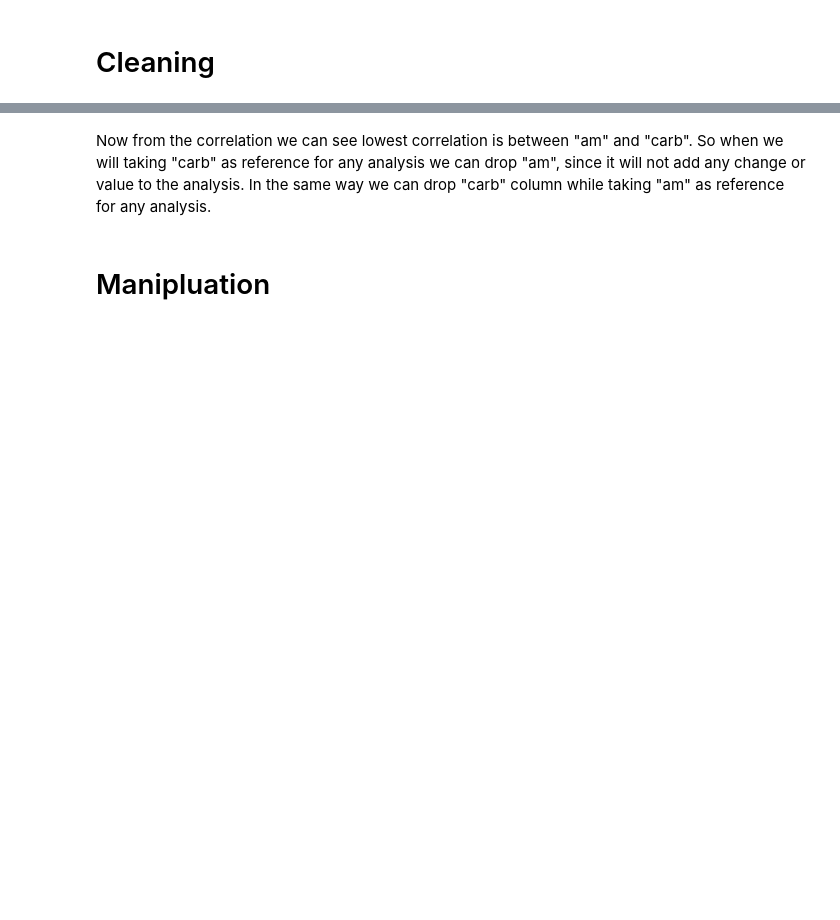
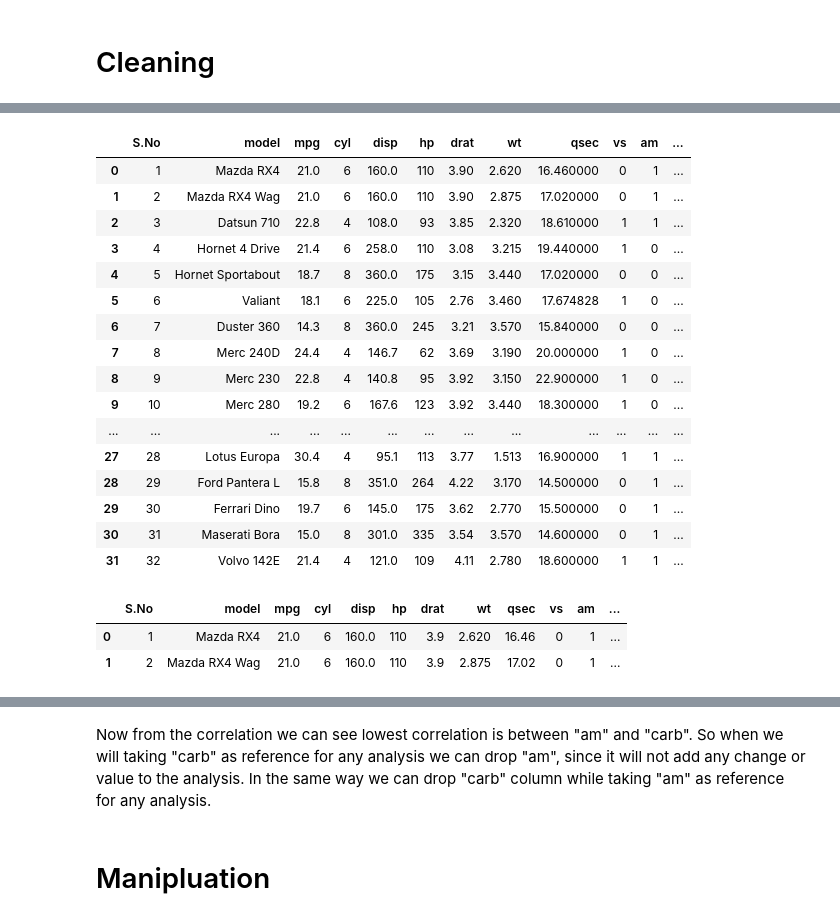
Before and after one commit to PoornshankerPathak/take1, a Jupyter notebook: Pandas-101.ipynb, the cells around one changed output, grey strips where cells are left out. Cells and saved outputs as stored; diff of their text form; code cells hidden in the pictures; blank space fills up the shorter version.

```diff
--- a/Pandas-101.ipynb
+++ b/Pandas-101.ipynb
@@ -265,7 +736,32 @@ cars
 # %%
 #Fill the null values with mean of the column
-cars.qsec=cars.qsec.fillna(cars.qsec.mean())
+cars['qsec']=cars.qsec.fillna(cars.qsec.mean())
 cars
+# %% [output]
+|  | S.No | model | mpg | cyl | disp | hp | drat | wt | qsec | vs | am | ... |
+| 0 | 1 | Mazda RX4 | 21.0 | 6 | 160.0 | 110 | 3.90 | 2.620 | 16.460000 | 0 | 1 | ... |
+| 1 | 2 | Mazda RX4 Wag | 21.0 | 6 | 160.0 | 110 | 3.90 | 2.875 | 17.020000 | 0 | 1 | ... |
+| 2 | 3 | Datsun 710 | 22.8 | 4 | 108.0 | 93 | 3.85 | 2.320 | 18.610000 | 1 | 1 | ... |
+| 3 | 4 | Hornet 4 Drive | 21.4 | 6 | 258.0 | 110 | 3.08 | 3.215 | 19.440000 | 1 | 0 | ... |
+| 4 | 5 | Hornet Sportabout | 18.7 | 8 | 360.0 | 175 | 3.15 | 3.440 | 17.020000 | 0 | 0 | ... |
+| 5 | 6 | Valiant | 18.1 | 6 | 225.0 | 105 | 2.76 | 3.460 | 17.674828 | 1 | 0 | ... |
+| 6 | 7 | Duster 360 | 14.3 | 8 | 360.0 | 245 | 3.21 | 3.570 | 15.840000 | 0 | 0 | ... |
+| 7 | 8 | Merc 240D | 24.4 | 4 | 146.7 | 62 | 3.69 | 3.190 | 20.000000 | 1 | 0 | ... |
+| 8 | 9 | Merc 230 | 22.8 | 4 | 140.8 | 95 | 3.92 | 3.150 | 22.900000 | 1 | 0 | ... |
+| 9 | 10 | Merc 280 | 19.2 | 6 | 167.6 | 123 | 3.92 | 3.440 | 18.300000 | 1 | 0 | ... |
+| ... | ... | ... | ... | ... | ... | ... | ... | ... | ... | ... | ... | ... |
+| 27 | 28 | Lotus Europa | 30.4 | 4 | 95.1 | 113 | 3.77 | 1.513 | 16.900000 | 1 | 1 | ... |
+| 28 | 29 | Ford Pantera L | 15.8 | 8 | 351.0 | 264 | 4.22 | 3.170 | 14.500000 | 0 | 1 | ... |
+| 29 | 30 | Ferrari Dino | 19.7 | 6 | 145.0 | 175 | 3.62 | 2.770 | 15.500000 | 0 | 1 | ... |
+| 30 | 31 | Maserati Bora | 15.0 | 8 | 301.0 | 335 | 3.54 | 3.570 | 14.600000 | 0 | 1 | ... |
+| 31 | 32 | Volvo 142E | 21.4 | 4 | 121.0 | 109 | 4.11 | 2.780 | 18.600000 | 1 | 1 | ... |
+# %%
+#cars = pd.read_csv("cars.csv")
+cars.head(2)
+# %% [output]
+|  | S.No | model | mpg | cyl | disp | hp | drat | wt | qsec | vs | am | ... |
+| 0 | 1 | Mazda RX4 | 21.0 | 6 | 160.0 | 110 | 3.9 | 2.620 | 16.46 | 0 | 1 | ... |
+| 1 | 2 | Mazda RX4 Wag | 21.0 | 6 | 160.0 | 110 | 3.9 | 2.875 | 17.02 | 0 | 1 | ... |
 # %%
 #drop unwanted column
 cars = cars.drop(columns=['S.No'])
```
Also changed, not shown: parts of 79 cells of this notebook.
